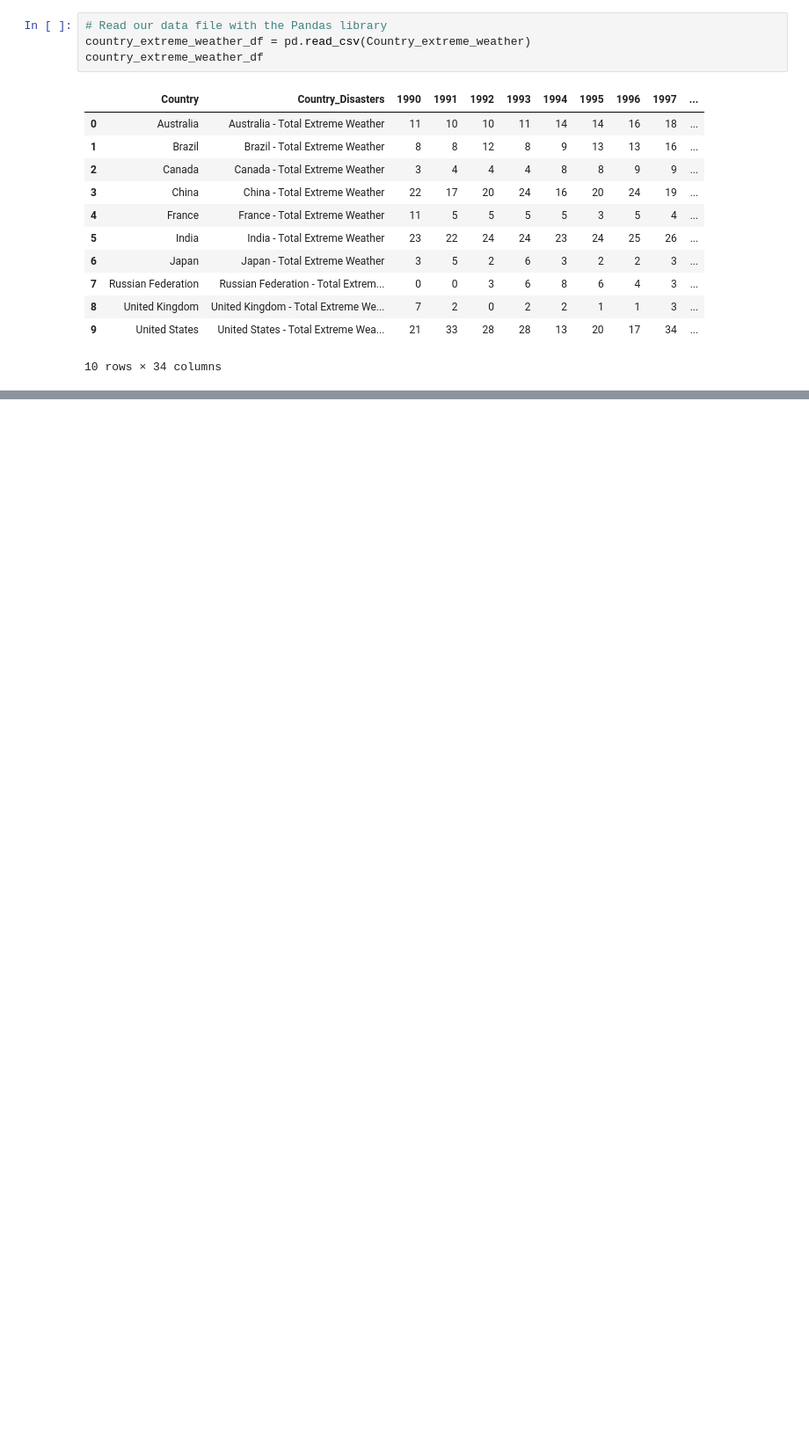
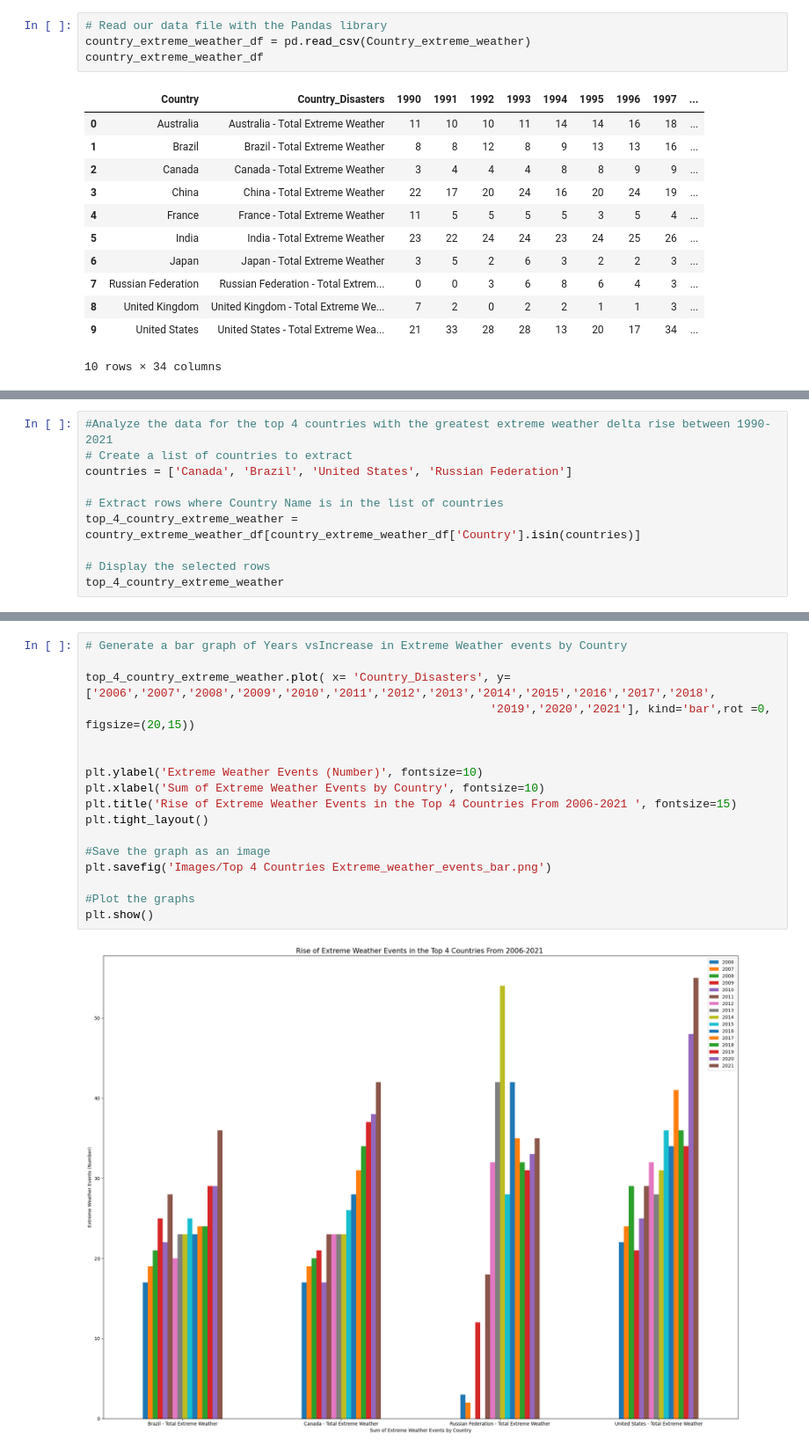
Before and after one commit to vivsarraf/Global-Warming, a Jupyter notebook: WeatherPatterns.ipynb, the cells around one changed output, grey strips where cells are left out. Shown at 88% size. Drawn from its saved outputs; the diff is of its cells as text; blank space fills up the shorter version.

```diff
--- a/WeatherPatterns.ipynb
+++ b/WeatherPatterns.ipynb
@@ -282,3 +282,13 @@ plt.savefig('Images/Extreme_weather_events_bar.png')
 plt.show()
 # %% [output]
 [figure]
+# %%
+#Analyze the data for the top 4 countries with the greatest extreme weather delta rise between 1990-2021
+# Create a list of countries to extract
+countries = ['Canada', 'Brazil', 'United States', 'Russian Federation']
+
+# Extract rows where Country Name is in the list of countries
+top_4_country_extreme_weather = country_extreme_weather_df[country_extreme_weather_df['Country'].isin(countries)]
+
+# Display the selected rows
+top_4_country_extreme_weather
@@ -284,0 +302,19 @@ plt.show()
+# %%
+# Generate a bar graph of Years vsIncrease in Extreme Weather events by Country
+
+top_4_country_extreme_weather.plot( x= 'Country_Disasters', y=['2006','2007','2008','2009','2010','2011','2012','2013','2014','2015','2016','2017','2018',
+                                                           '2019','2020','2021'], kind='bar',rot =0, figsize=(20,15))
+
+
+plt.ylabel('Extreme Weather Events (Number)', fontsize=10)
+plt.xlabel('Sum of Extreme Weather Events by Country', fontsize=10)
+plt.title('Rise of Extreme Weather Events in the Top 4 Countries From 2006-2021 ', fontsize=15)
+plt.tight_layout()
+
+#Save the graph as an image
+plt.savefig('Images/Top 4 Countries Extreme_weather_events_bar.png')
+
+#Plot the graphs
+plt.show()
+# %% [output]
+[figure, added]
```
Also changed, not shown: parts of 3 cells of this notebook, 4 other files.
